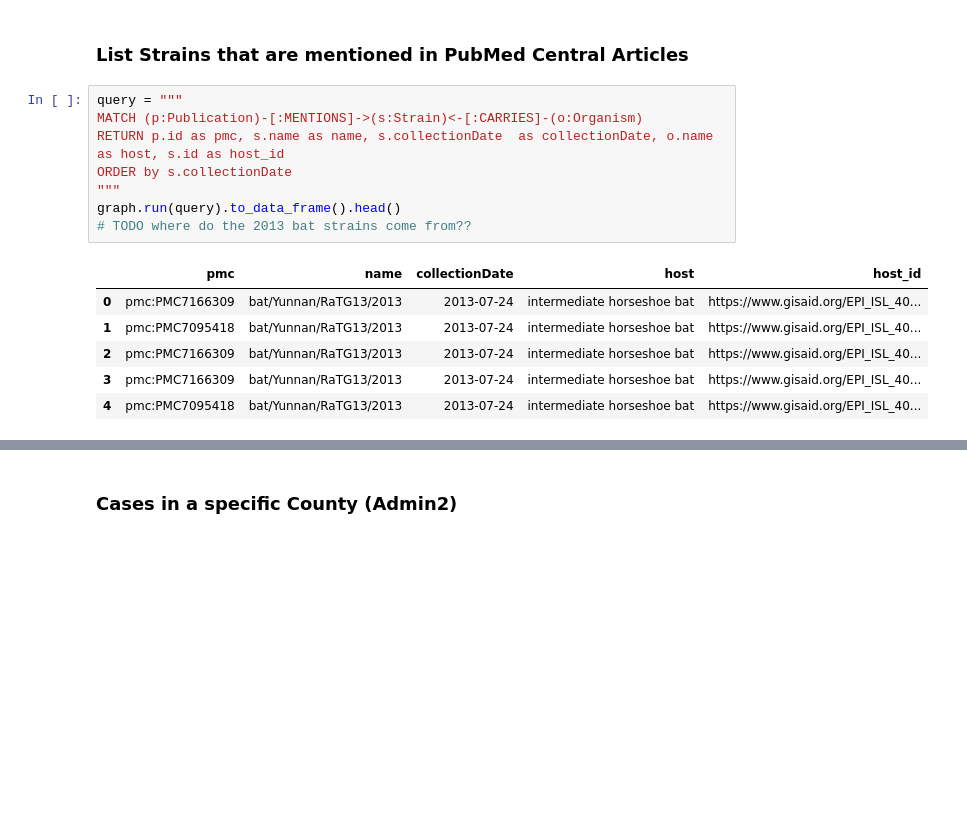
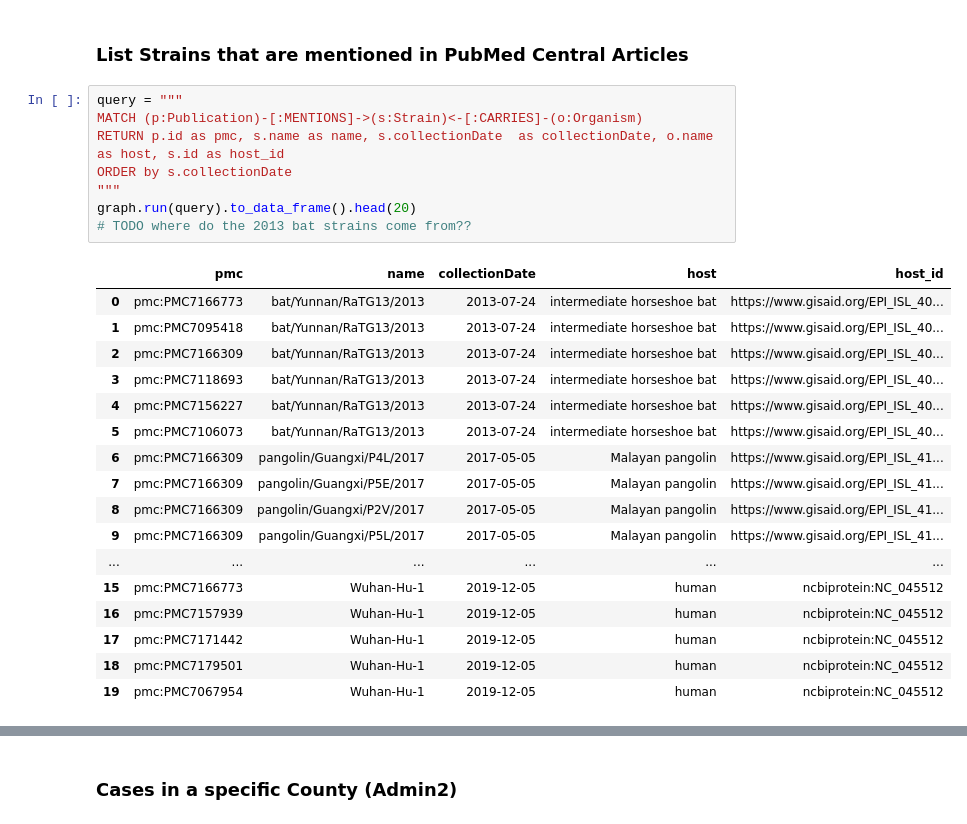
Before and after one commit to covid-19-net/covid-19-community, a Jupyter notebook: notebooks/3-ExampleQueriesRemote.ipynb, the cells around one changed output, grey strips where cells are left out. Cells and saved outputs as stored; diff of their text form; blank space fills up the shorter version.

```diff
--- a/notebooks/3-ExampleQueriesRemote.ipynb
+++ b/notebooks/3-ExampleQueriesRemote.ipynb
@@ -50,15 +52,26 @@ graph.run(query).to_data_frame()
 # %%
 query = """
 MATCH (p:Publication)-[:MENTIONS]->(s:Strain)<-[:CARRIES]-(o:Organism)
 RETURN p.id as pmc, s.name as name, s.collectionDate  as collectionDate, o.name as host, s.id as host_id
 ORDER by s.collectionDate
 """
-graph.run(query).to_data_frame().head()
+graph.run(query).to_data_frame().head(20)
 # TODO where do the 2013 bat strains come from??
 # %% [output]
 |  | pmc | name | collectionDate | host | host_id |
-| 0 | pmc:PMC7166309 | bat/Yunnan/RaTG13/2013 | 2013-07-24 | intermediate horseshoe bat | https://www.gisaid.org/EPI_ISL_40... |
+| 0 | pmc:PMC7166773 | bat/Yunnan/RaTG13/2013 | 2013-07-24 | intermediate horseshoe bat | https://www.gisaid.org/EPI_ISL_40... |
 | 1 | pmc:PMC7095418 | bat/Yunnan/RaTG13/2013 | 2013-07-24 | intermediate horseshoe bat | https://www.gisaid.org/EPI_ISL_40... |
 | 2 | pmc:PMC7166309 | bat/Yunnan/RaTG13/2013 | 2013-07-24 | intermediate horseshoe bat | https://www.gisaid.org/EPI_ISL_40... |
-| 3 | pmc:PMC7166309 | bat/Yunnan/RaTG13/2013 | 2013-07-24 | intermediate horseshoe bat | https://www.gisaid.org/EPI_ISL_40... |
-| 4 | pmc:PMC7095418 | bat/Yunnan/RaTG13/2013 | 2013-07-24 | intermediate horseshoe bat | https://www.gisaid.org/EPI_ISL_40... |
+| 3 | pmc:PMC7118693 | bat/Yunnan/RaTG13/2013 | 2013-07-24 | intermediate horseshoe bat | https://www.gisaid.org/EPI_ISL_40... |
+| 4 | pmc:PMC7156227 | bat/Yunnan/RaTG13/2013 | 2013-07-24 | intermediate horseshoe bat | https://www.gisaid.org/EPI_ISL_40... |
+| 5 | pmc:PMC7106073 | bat/Yunnan/RaTG13/2013 | 2013-07-24 | intermediate horseshoe bat | https://www.gisaid.org/EPI_ISL_40... |
+| 6 | pmc:PMC7166309 | pangolin/Guangxi/P4L/2017 | 2017-05-05 | Malayan pangolin | https://www.gisaid.org/EPI_ISL_41... |
+| 7 | pmc:PMC7166309 | pangolin/Guangxi/P5E/2017 | 2017-05-05 | Malayan pangolin | https://www.gisaid.org/EPI_ISL_41... |
+| 8 | pmc:PMC7166309 | pangolin/Guangxi/P2V/2017 | 2017-05-05 | Malayan pangolin | https://www.gisaid.org/EPI_ISL_41... |
+| 9 | pmc:PMC7166309 | pangolin/Guangxi/P5L/2017 | 2017-05-05 | Malayan pangolin | https://www.gisaid.org/EPI_ISL_41... |
+| ... | ... | ... | ... | ... | ... |
+| 15 | pmc:PMC7166773 | Wuhan-Hu-1 | 2019-12-05 | human | ncbiprotein:NC_045512 |
+| 16 | pmc:PMC7157939 | Wuhan-Hu-1 | 2019-12-05 | human | ncbiprotein:NC_045512 |
+| 17 | pmc:PMC7171442 | Wuhan-Hu-1 | 2019-12-05 | human | ncbiprotein:NC_045512 |
+| 18 | pmc:PMC7179501 | Wuhan-Hu-1 | 2019-12-05 | human | ncbiprotein:NC_045512 |
+| 19 | pmc:PMC7067954 | Wuhan-Hu-1 | 2019-12-05 | human | ncbiprotein:NC_045512 |
```
Also changed, not shown: parts of 6 cells of this notebook, 2 other files.
